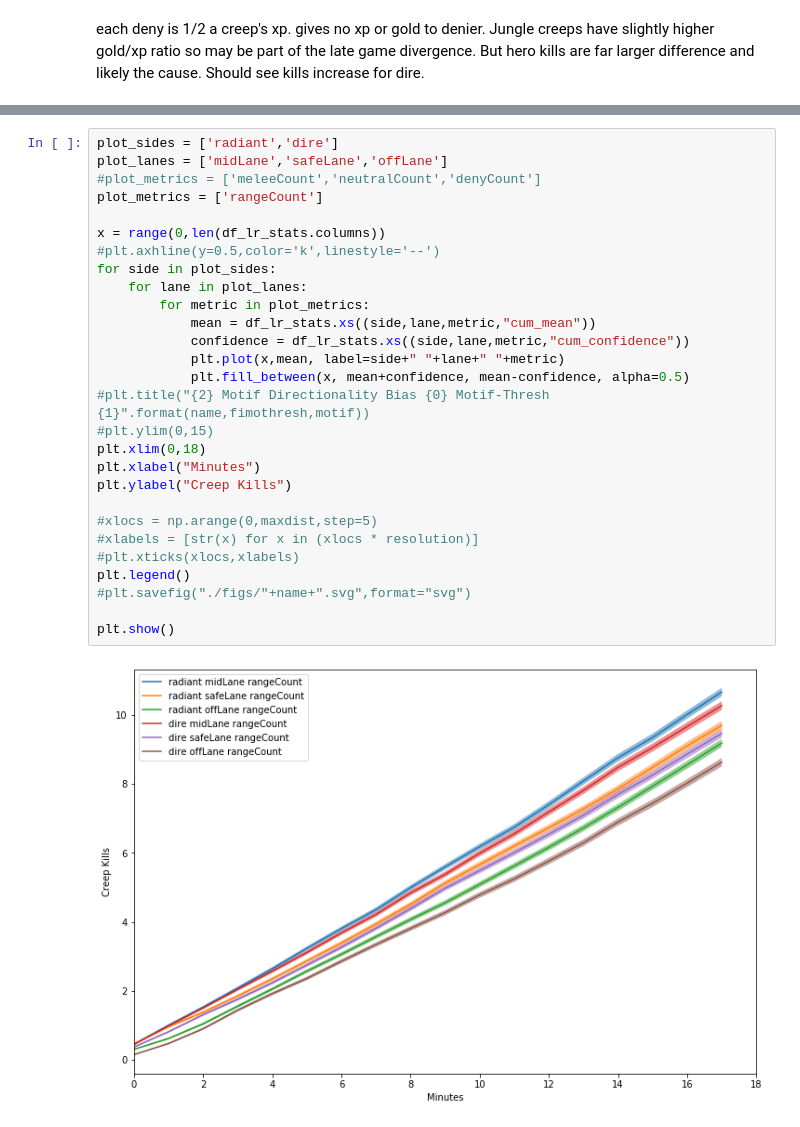
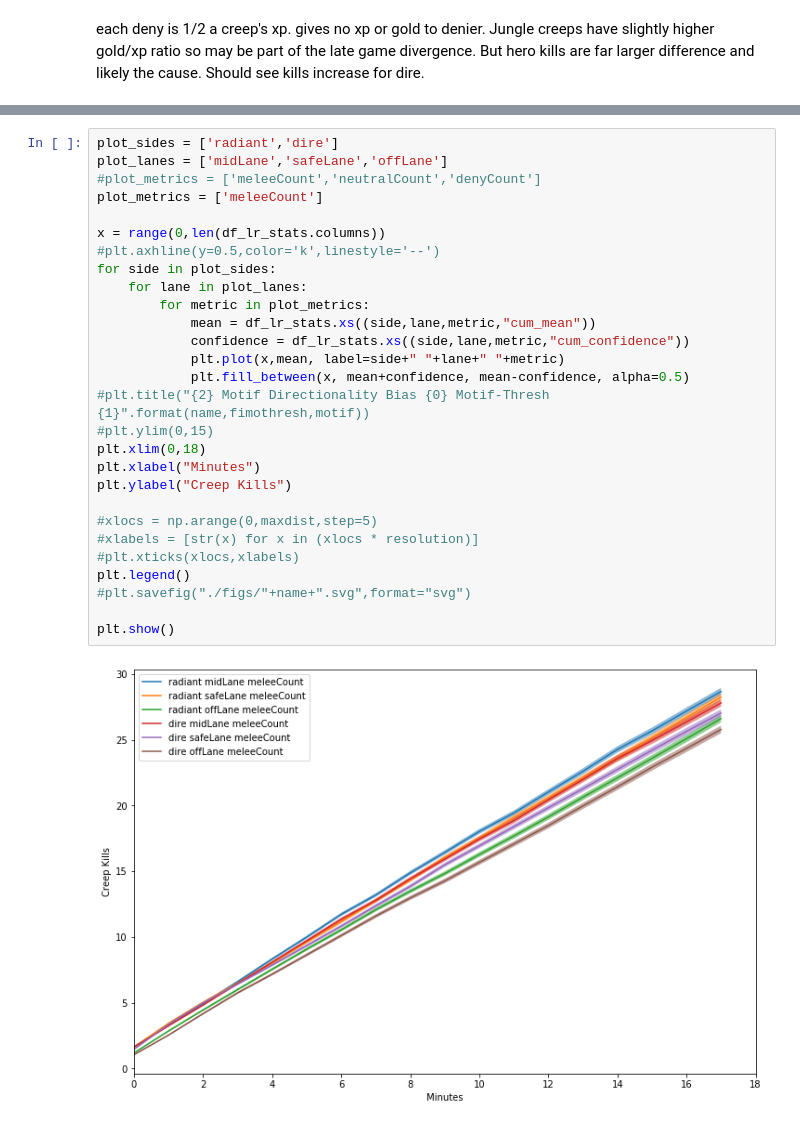
Before and after one commit to 5centmike/Dota-Radiant-Win-Rate-Bias-Analysis, a Jupyter notebook: Radiant bias gettin jiggy wit it.ipynb, the cells around one changed output, grey strips where cells are left out. Saved outputs shown, nothing was run; the diff lists cells and outputs as text.

```diff
--- a/Radiant bias gettin jiggy wit it.ipynb
+++ b/Radiant bias gettin jiggy wit it.ipynb
@@ -409,30 +409,30 @@ plt.show()
 # %%
 plot_sides = ['radiant','dire']
 plot_lanes = ['midLane','safeLane','offLane']
 #plot_metrics = ['meleeCount','neutralCount','denyCount']
-plot_metrics = ['rangeCount']
+plot_metrics = ['meleeCount']
 
 x = range(0,len(df_lr_stats.columns))
 #plt.axhline(y=0.5,color='k',linestyle='--')
 for side in plot_sides:
     for lane in plot_lanes:
         for metric in plot_metrics:
             mean = df_lr_stats.xs((side,lane,metric,"cum_mean"))
             confidence = df_lr_stats.xs((side,lane,metric,"cum_confidence"))
             plt.plot(x,mean, label=side+" "+lane+" "+metric)
             plt.fill_between(x, mean+confidence, mean-confidence, alpha=0.5)
 #plt.title("{2} Motif Directionality Bias {0} Motif-Thresh {1}".format(name,fimothresh,motif))
 #plt.ylim(0,15)
 plt.xlim(0,18)
 plt.xlabel("Minutes")
 plt.ylabel("Creep Kills")
 
 #xlocs = np.arange(0,maxdist,step=5)
 #xlabels = [str(x) for x in (xlocs * resolution)]
 #plt.xticks(xlocs,xlabels)
 plt.legend()
 #plt.savefig("./figs/"+name+".svg",format="svg")
 
 plt.show()
 # %% [output]
-[figure, old version]
+[figure, new version]
```
Also changed, not shown: parts of 9 cells of this notebook.
